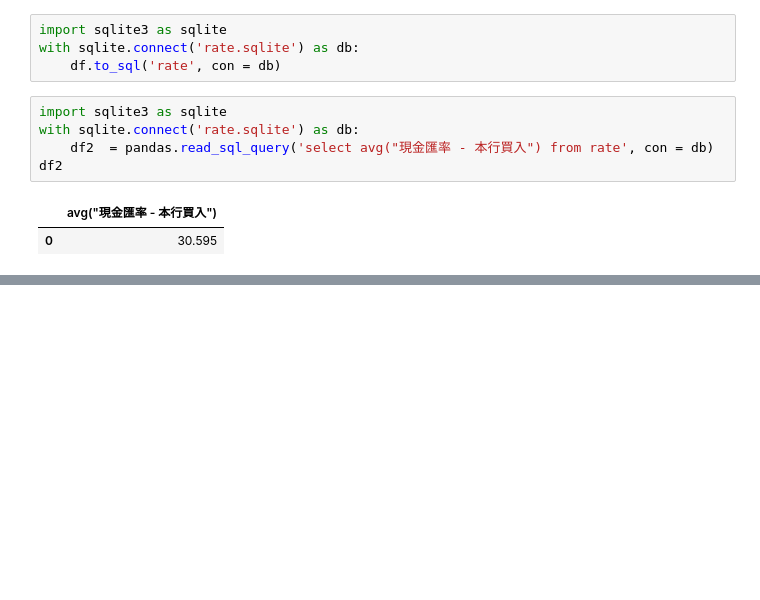
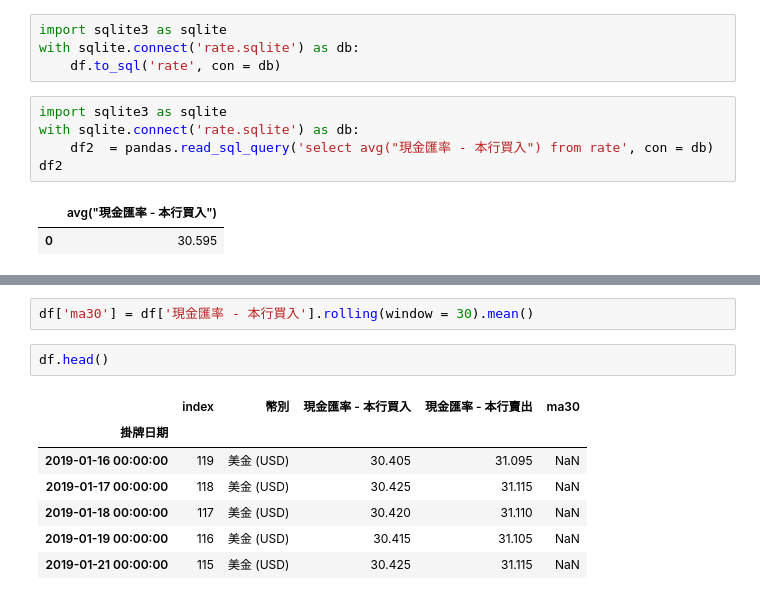
Before and after one commit to ywchiu/digiplus_ds, a Jupyter notebook: Demo20190715.ipynb, the cells around one changed output, grey strips where cells are left out. Cells and saved outputs as stored; diff of their text form; blank space fills up the shorter version.

```diff
--- a/Demo20190715.ipynb
+++ b/Demo20190715.ipynb
@@ -78,0 +96,12 @@ df2
+# %%
+df['ma30'] = df['現金匯率 - 本行買入'].rolling(window = 30).mean()
+# %%
+df.head()
+# %% [output]
+|  | index | 幣別 | 現金匯率 - 本行買入 | 現金匯率 - 本行賣出 | ma30 |
+| 掛牌日期 |  |  |  |  |  |
+| 2019-01-16 00:00:00 | 119 | 美金 (USD) | 30.405 | 31.095 | NaN |
+| 2019-01-17 00:00:00 | 118 | 美金 (USD) | 30.425 | 31.115 | NaN |
+| 2019-01-18 00:00:00 | 117 | 美金 (USD) | 30.420 | 31.110 | NaN |
+| 2019-01-19 00:00:00 | 116 | 美金 (USD) | 30.415 | 31.105 | NaN |
+| 2019-01-21 00:00:00 | 115 | 美金 (USD) | 30.425 | 31.115 | NaN |
```
Also changed, not shown: parts of 21 cells of this notebook.
